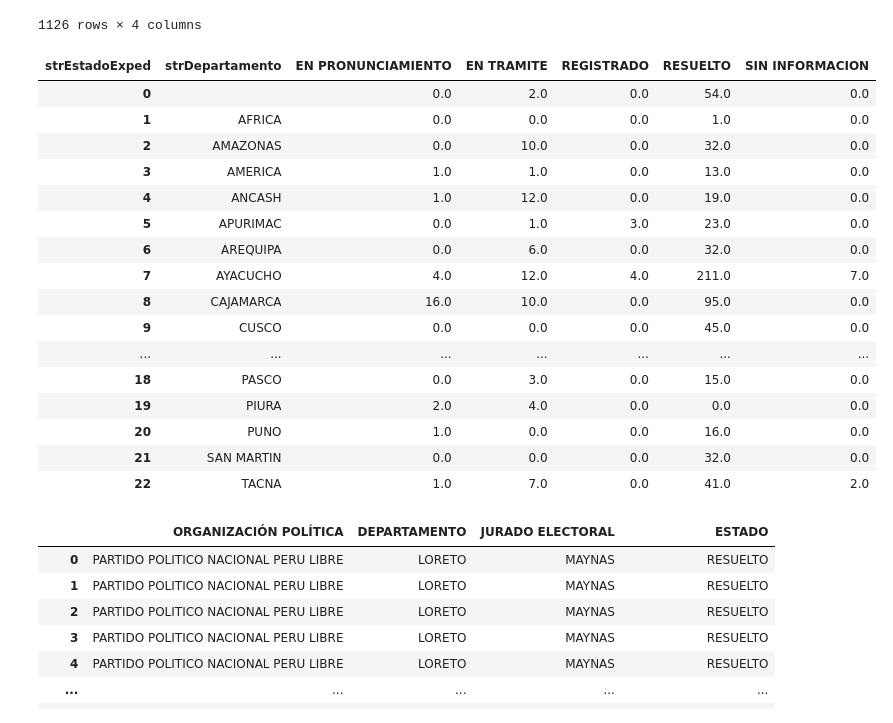
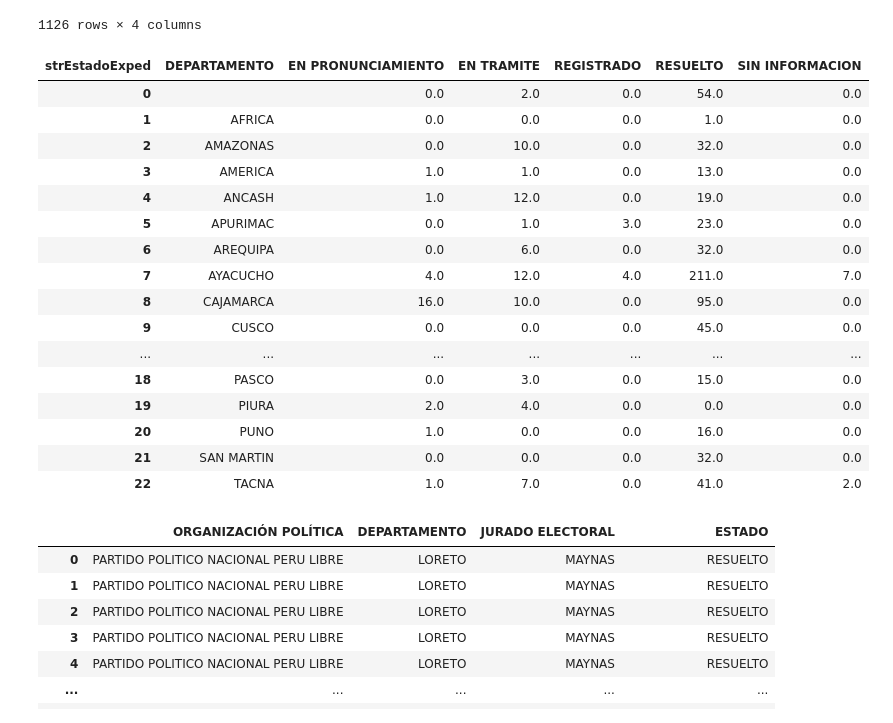
Before and after one commit to GenyLeong/nulidad_electoral, a Jupyter notebook: nulidad electoral.ipynb, the cells around one changed output. Drawn from its saved outputs; the diff is of its cells as text; code cells hidden in the pictures.

```diff
--- a/nulidad electoral.ipynb
+++ b/nulidad electoral.ipynb
@@ -176,10 +178,12 @@ df_tabla1
 # %%
 df_dpto_FP = xls_FP.groupby(['strDepartamento', 'strEstadoExped']).size().unstack()
 df_dpto_FP = df_dpto_FP.reset_index()
 df_dpto_FP = df_dpto_FP.fillna(0)
+df_dpto_FP = df_dpto_FP.rename(columns={"strDepartamento": "DEPARTAMENTO"})
+
 df_dpto_FP
 # %% [output]
-| strEstadoExped | strDepartamento | EN PRONUNCIAMIENTO | EN TRAMITE | REGISTRADO | RESUELTO | SIN INFORMACION |
+| strEstadoExped | DEPARTAMENTO | EN PRONUNCIAMIENTO | EN TRAMITE | REGISTRADO | RESUELTO | SIN INFORMACION |
 | 0 |  | 0.0 | 2.0 | 0.0 | 54.0 | 0.0 |
 | 1 | AFRICA | 0.0 | 0.0 | 0.0 | 1.0 | 0.0 |
 | 2 | AMAZONAS | 0.0 | 10.0 | 0.0 | 32.0 | 0.0 |
```
Also changed, not shown: parts of 2 cells of this notebook.
